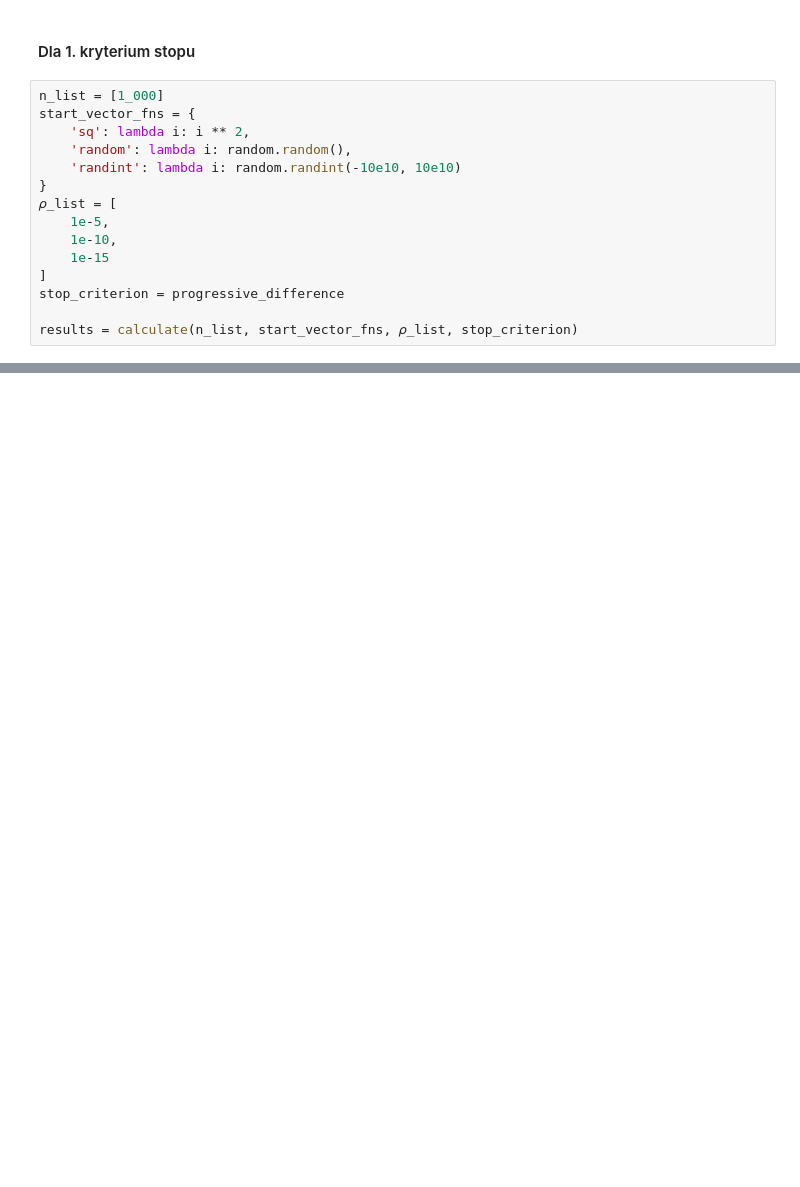
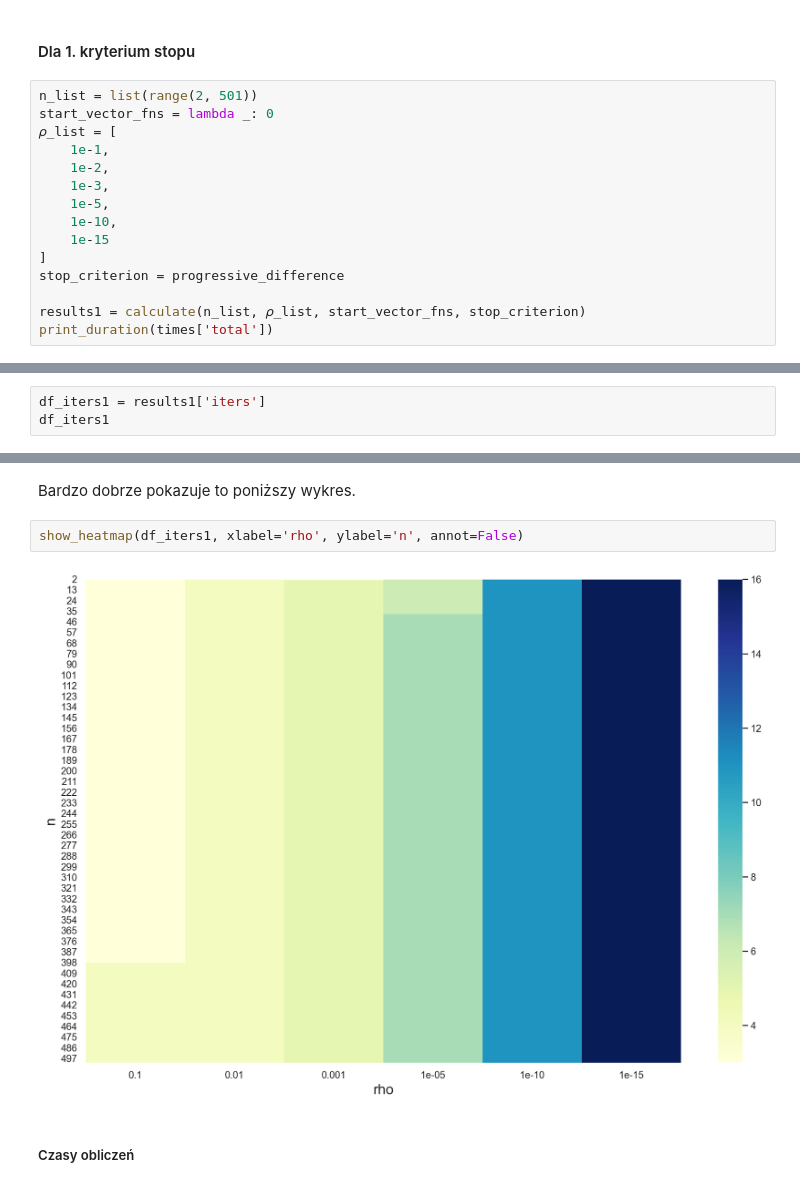
Before and after one commit to MatiPl01/Metody-Obliczeniowe-w-Nauce-i-Technice, a Jupyter notebook: 10. Laboratorium/MOwNiT - Rozwiązywanie układów równań liniowych metodami iteracyjnymi.ipynb, the cells around one changed output, grey strips where cells are left out. Drawn from its saved outputs; the diff is of its cells as text; blank space fills up the shorter version.

```diff
--- a/10. Laboratorium/MOwNiT - Rozwiązywanie układów równań liniowych metodami iteracyjnymi.ipynb
+++ b/10. Laboratorium/MOwNiT - Rozwiązywanie układów równań liniowych metodami iteracyjnymi.ipynb
@@ -386,18 +383,18 @@ Jak widzimy, nawet dla bardzo dużej precyzji obliczeń i dużej wartości $n$,
 # %% [markdown]
 #### Dla 1. kryterium stopu
 # %%
-n_list = [1_000]
-start_vector_fns = {
-    'sq': lambda i: i ** 2,
-    'random': lambda i: random.random(),
-    'randint': lambda i: random.randint(-10e10, 10e10)
-}
+n_list = list(range(2, 501))
+start_vector_fns = lambda _: 0
 𝜌_list = [
+    1e-1,
+    1e-2,
+    1e-3,
     1e-5,
     1e-10,
     1e-15
 ]
 stop_criterion = progressive_difference
 
-results = calculate(n_list, start_vector_fns, 𝜌_list, stop_criterion)
+results1 = calculate(n_list, 𝜌_list, start_vector_fns, stop_criterion)
+print_duration(times['total'])
 # %% [output]
@@ -483,0 +422,3 @@ results[1_000]['errors']
+# %%
+df_iters1 = results1['iters']
+df_iters1
@@ -483,0 +465,8 @@ results[1_000]['errors']
+# %% [markdown]
+Bardzo dobrze pokazuje to poniższy wykres.
+# %%
+show_heatmap(df_iters1, xlabel='rho', ylabel='n', annot=False)
+# %% [output]
+[figure, added]
+# %% [markdown]
+##### Czasy obliczeń
```
Also changed, not shown: parts of 106 cells of this notebook, 8 other files.
